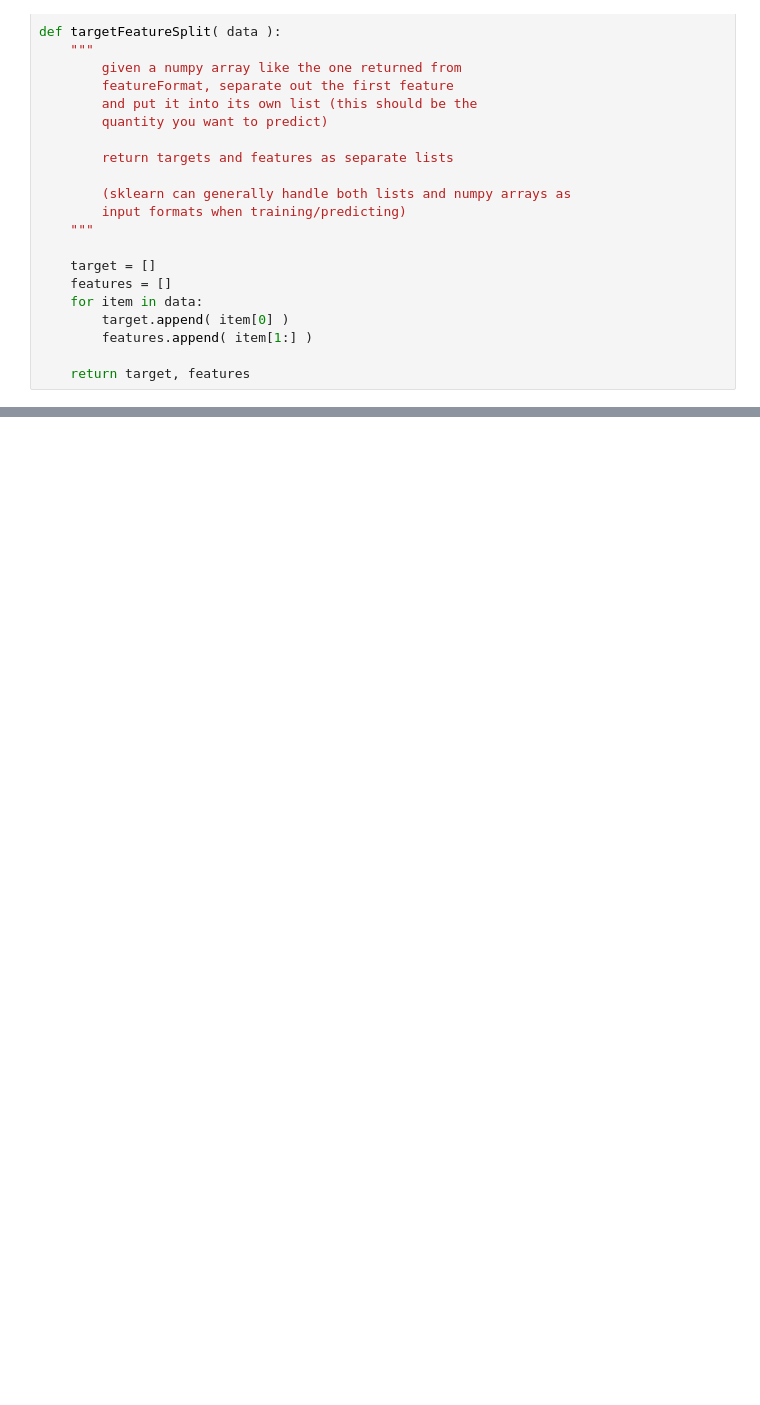
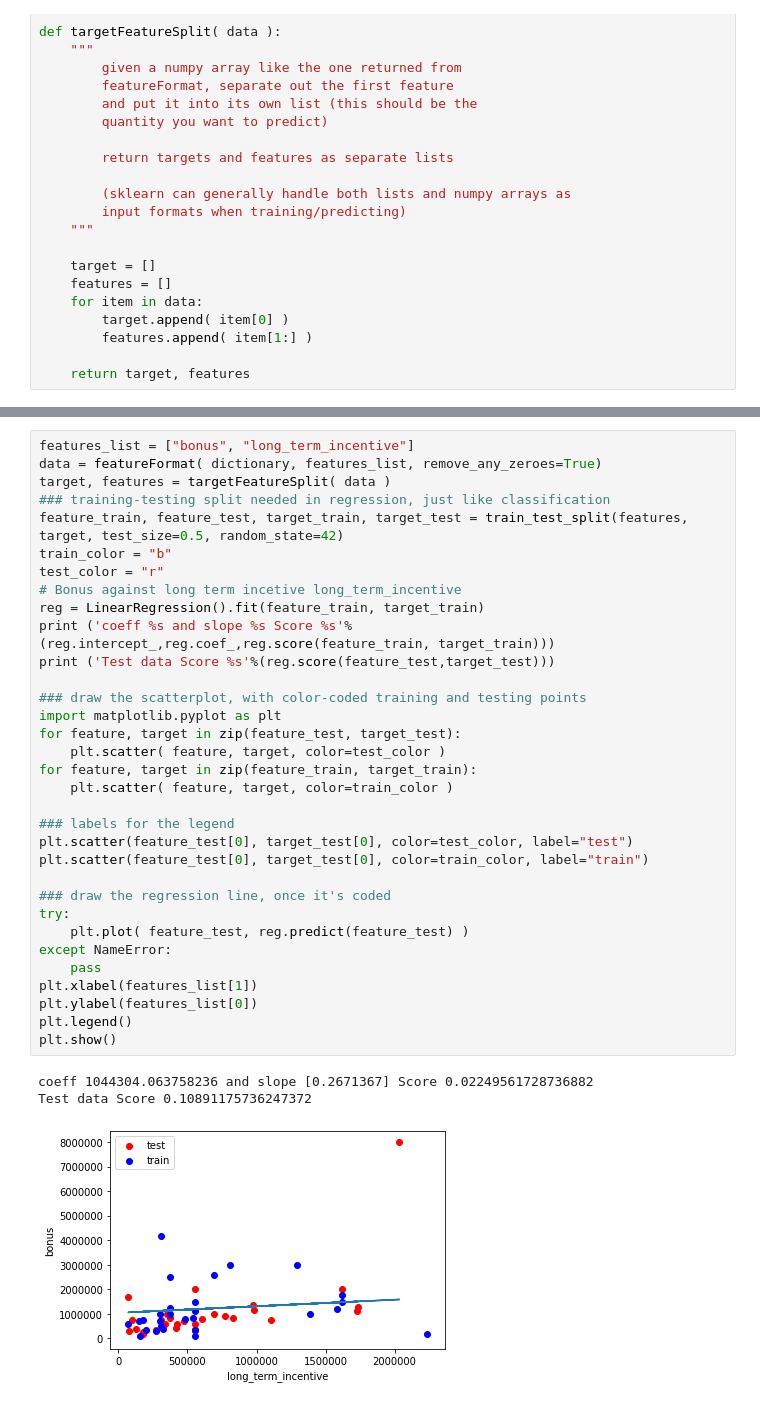
Before and after one commit to gauravbrills/ml-sprint, a Jupyter notebook: udacity_ml/regression/regression.ipynb, the cells around one changed output, grey strips where cells are left out. Cells and saved outputs as stored; diff of their text form; blank space fills up the shorter version.

```diff
--- a/udacity_ml/regression/regression.ipynb
+++ b/udacity_ml/regression/regression.ipynb
@@ -150,0 +170,37 @@ coeff 662220.4176015807 and slope [1.97017287] Score 0.04164573226747781
+# %%
+features_list = ["bonus", "long_term_incentive"]
+data = featureFormat( dictionary, features_list, remove_any_zeroes=True)
+target, features = targetFeatureSplit( data )
+### training-testing split needed in regression, just like classification
+feature_train, feature_test, target_train, target_test = train_test_split(features, target, test_size=0.5, random_state=42)
+train_color = "b"
+test_color = "r"
+# Bonus against long term incetive long_term_incentive
+reg = LinearRegression().fit(feature_train, target_train)
+print ('coeff %s and slope %s Score %s'%(reg.intercept_,reg.coef_,reg.score(feature_train, target_train)))
+print ('Test data Score %s'%(reg.score(feature_test,target_test)))
+
+### draw the scatterplot, with color-coded training and testing points
+import matplotlib.pyplot as plt
+for feature, target in zip(feature_test, target_test):
+    plt.scatter( feature, target, color=test_color )
+for feature, target in zip(feature_train, target_train):
+    plt.scatter( feature, target, color=train_color )
+
+### labels for the legend
+plt.scatter(feature_test[0], target_test[0], color=test_color, label="test")
+plt.scatter(feature_test[0], target_test[0], color=train_color, label="train")
+
+### draw the regression line, once it's coded
+try:
+    plt.plot( feature_test, reg.predict(feature_test) )
+except NameError:
+    pass
+plt.xlabel(features_list[1])
+plt.ylabel(features_list[0])
+plt.legend()
+plt.show()
+# %% [output]
+coeff 1044304.063758236 and slope [0.2671367] Score 0.02249561728736882
+Test data Score 0.10891175736247372
+[figure, added]
```
Also changed, not shown: parts of 2 cells of this notebook, 3 other files.
